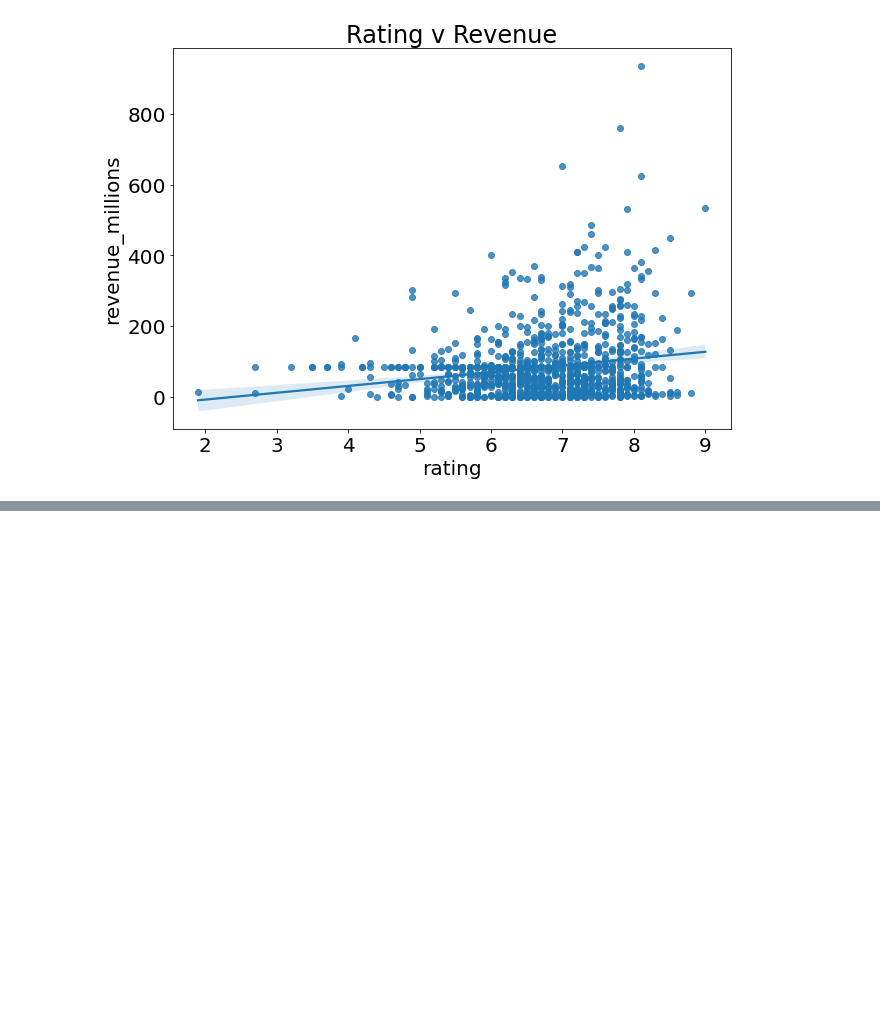
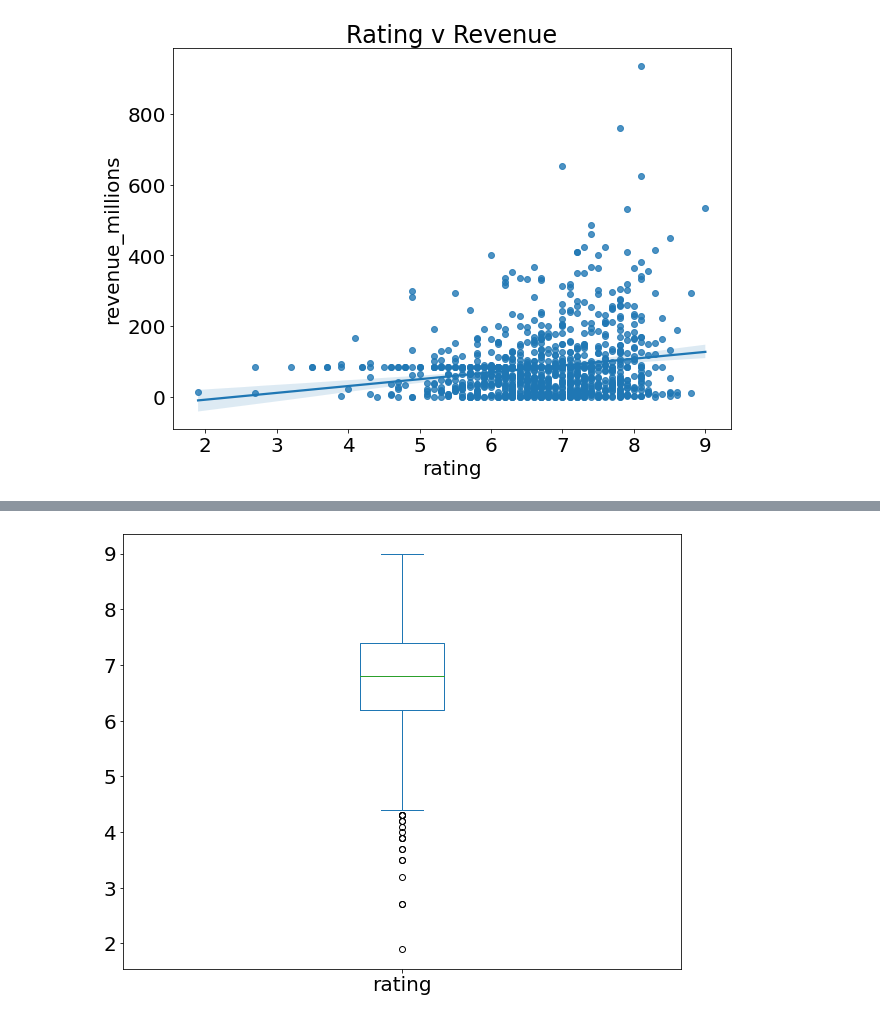
Before and after one commit to TurnipGuy30/Jupyter, a Jupyter notebook: Jupyter/Pandas.ipynb, the cells around one changed output, grey strips where cells are left out. Saved outputs shown, nothing was run; the diff lists cells and outputs as text; code cells hidden in the pictures; blank space fills up the shorter version.

```diff
--- a/Jupyter/Pandas.ipynb
+++ b/Jupyter/Pandas.ipynb
@@ -451,0 +458,5 @@ plt.title('Rating v Revenue');
+# %%
+# plot boxplot based on column
+movies_df['rating'].plot(kind='box');
+# %% [output]
+[figure, added]
```
Also changed, not shown: parts of 29 cells of this notebook, 1 other file.
